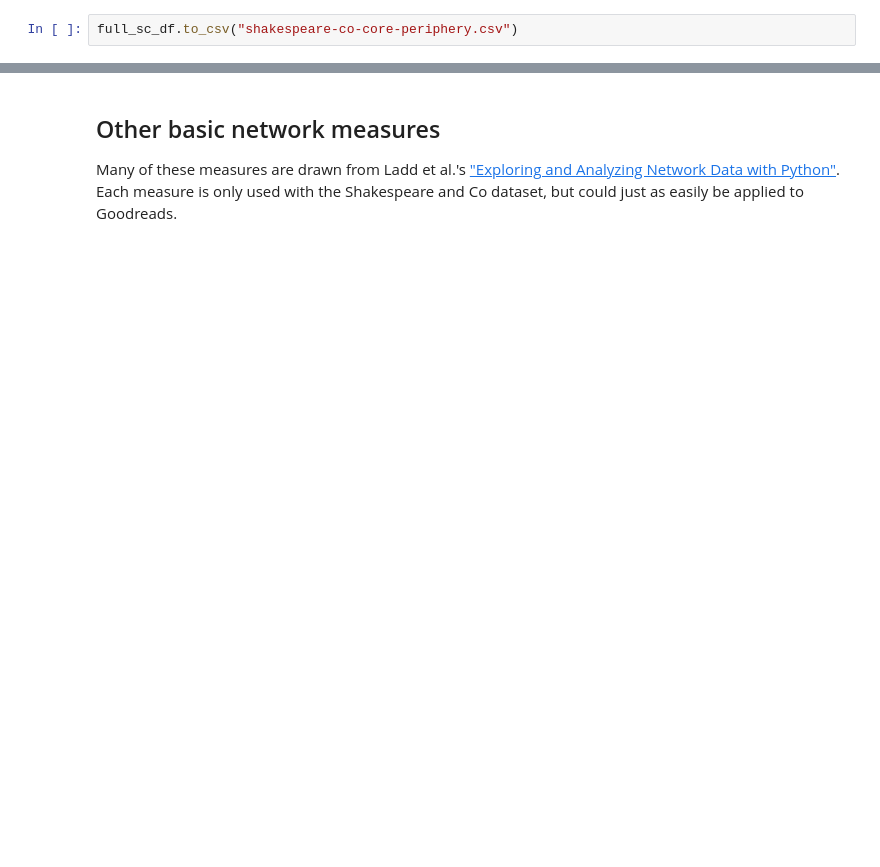
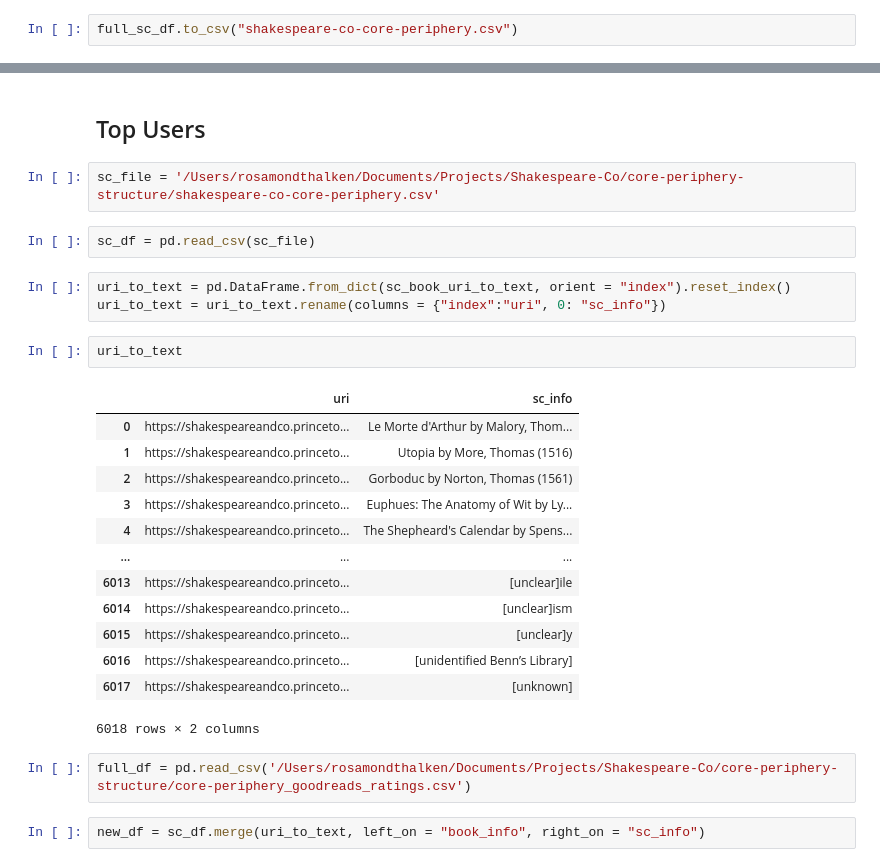
Before and after one commit to gyauney/shakespeare-and-company-social-readership, a Jupyter notebook: core-periphery-books.ipynb, the cells around one changed output, grey strips where cells are left out. Cells and saved outputs as stored; diff of their text form; blank space fills up the shorter version.

```diff
--- a/core-periphery-books.ipynb
+++ b/core-periphery-books.ipynb
@@ -851,3 +312,29 @@ goodreads_ratings_core_periphery.to_csv("core-periphery_goodreads_ratings.csv")
-# %% [markdown]
-## Other basic network measures
-Many of these measures are drawn from Ladd et al.'s ["Exploring and Analyzing Network Data with Python"](https://programminghistorian.org/en/lessons/exploring-and-analyzing-network-data-with-python). Each measure is only used with the Shakespeare and Co dataset, but could just as easily be applied to Goodreads.
+# %% [markdown]
+## Top Users
+# %%
+sc_file = '/Users/rosamondthalken/Documents/Projects/Shakespeare-Co/core-periphery-structure/shakespeare-co-core-periphery.csv'
+# %%
+sc_df = pd.read_csv(sc_file)
+# %%
+uri_to_text = pd.DataFrame.from_dict(sc_book_uri_to_text, orient = "index").reset_index()
+uri_to_text = uri_to_text.rename(columns = {"index":"uri", 0: "sc_info"})
+# %%
+uri_to_text
+# %% [output]
+|  | uri | sc_info |
+| 0 | https://shakespeareandco.princeto... | Le Morte d'Arthur by Malory, Thom... |
+| 1 | https://shakespeareandco.princeto... | Utopia by More, Thomas (1516) |
+| 2 | https://shakespeareandco.princeto... | Gorboduc by Norton, Thomas (1561) |
+| 3 | https://shakespeareandco.princeto... | Euphues: The Anatomy of Wit by Ly... |
+| 4 | https://shakespeareandco.princeto... | The Shepheard's Calendar by Spens... |
+| ... | ... | ... |
+| 6013 | https://shakespeareandco.princeto... | [unclear]ile |
+| 6014 | https://shakespeareandco.princeto... | [unclear]ism |
+| 6015 | https://shakespeareandco.princeto... | [unclear]y |
+| 6016 | https://shakespeareandco.princeto... | [unidentified Benn’s Library] |
+| 6017 | https://shakespeareandco.princeto... | [unknown] |
+6018 rows × 2 columns
+# %%
+full_df = pd.read_csv('/Users/rosamondthalken/Documents/Projects/Shakespeare-Co/core-periphery-structure/core-periphery_goodreads_ratings.csv')
+# %%
+new_df = sc_df.merge(uri_to_text, left_on = "book_info", right_on = "sc_info")
```
Also changed, not shown: parts of 152 cells of this notebook.
